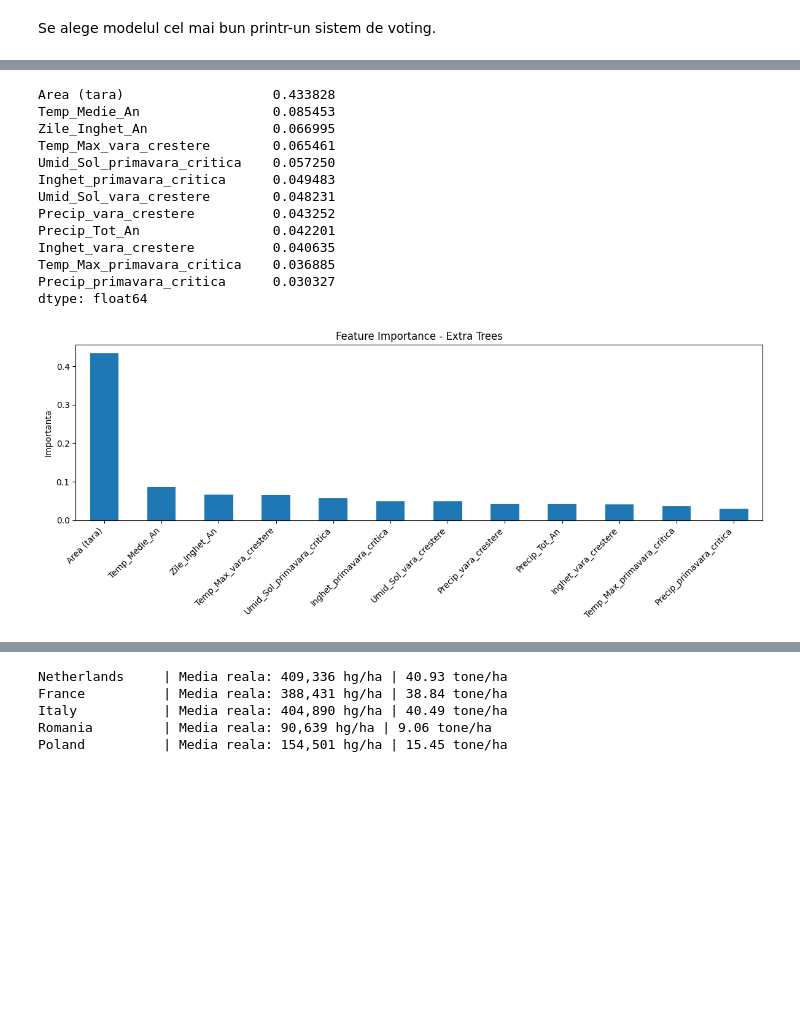
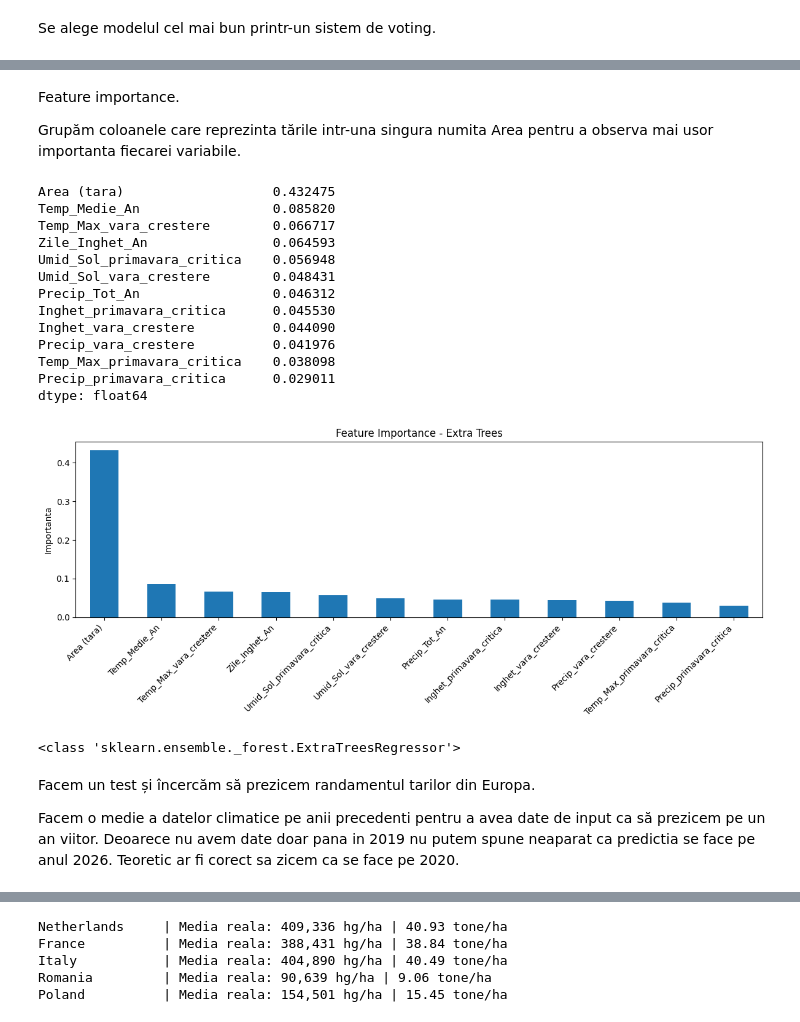
Before and after one commit to PopAdrian1/ML-project, a Jupyter notebook: Predictie randament productie mere/main.ipynb, the cells around one changed output, grey strips where cells are left out. Drawn from its saved outputs; the diff is of its cells as text; code cells hidden in the pictures; blank space fills up the shorter version.

```diff
--- a/Predictie randament productie mere/main.ipynb
+++ b/Predictie randament productie mere/main.ipynb
@@ -519,43 +519,53 @@ MAE: 43177.76
+# %% [markdown]
+Feature importance.
+
+Grupăm coloanele care reprezinta tările intr-una singura numita Area pentru a observa mai usor importanta fiecarei variabile.
 # %%
 # Feature importance cu grupare Area
 importances = pd.Series(
-    model.feature_importances_,
+    best_model.feature_importances_,
     index=x_train33.columns
 ).sort_values(ascending=False)
 
 # Suma importantelor pentru toate coloanele Area
 area_importance = importances[importances.index.str.startswith('Area')].sum()
 
 # Restul variabilelor fara Area
 importances_clean = importances[~importances.index.str.startswith('Area')].copy()
 
 # Adaugi Area ca o singura valoare
 importances_clean['Area (tara)'] = area_importance
 importances_clean = importances_clean.sort_values(ascending=False)
 
 print(importances_clean)
 
 # Grafic
 importances_clean.plot(kind='bar', figsize=(12, 5), title='Feature Importance - Extra Trees')
 plt.xticks(rotation=45, ha='right')
 plt.ylabel('Importanta')
 plt.tight_layout()
 plt.show()
 # %% [output]
-Area (tara)                   0.433828
-Temp_Medie_An                 0.085453
-Zile_Inghet_An                0.066995
-Temp_Max_vara_crestere        0.065461
-Umid_Sol_primavara_critica    0.057250
-Inghet_primavara_critica      0.049483
-Umid_Sol_vara_crestere        0.048231
-Precip_vara_crestere          0.043252
-Precip_Tot_An                 0.042201
-Inghet_vara_crestere          0.040635
-Temp_Max_primavara_critica    0.036885
-Precip_primavara_critica      0.030327
+Area (tara)                   0.432475
+Temp_Medie_An                 0.085820
+Temp_Max_vara_crestere        0.066717
+Zile_Inghet_An                0.064593
+Umid_Sol_primavara_critica    0.056948
+Umid_Sol_vara_crestere        0.048431
+Precip_Tot_An                 0.046312
+Inghet_primavara_critica      0.045530
+Inghet_vara_crestere          0.044090
+Precip_vara_crestere          0.041976
+Temp_Max_primavara_critica    0.038098
+Precip_primavara_critica      0.029011
 dtype: float64
-[figure, old version]
+[figure, new version]
+<class 'sklearn.ensemble._forest.ExtraTreesRegressor'>
+# %% [markdown]
+Facem un test și încercăm să prezicem randamentul tarilor  din Europa.
+
+
+Facem o medie a datelor climatice pe anii precedenti pentru a avea date de input ca să prezicem pe un an viitor. Deoarece nu avem date doar pana in 2019 nu putem spune neaparat ca predictia se face pe anul 2026. Teoretic ar fi corect sa zicem ca se face pe 2020.
 # %%
 tari_europa = [
     'Switzerland', 'Netherlands', 'France', 'Italy', 'Slovenia',
```
Also changed, not shown: parts of 7 cells of this notebook.
